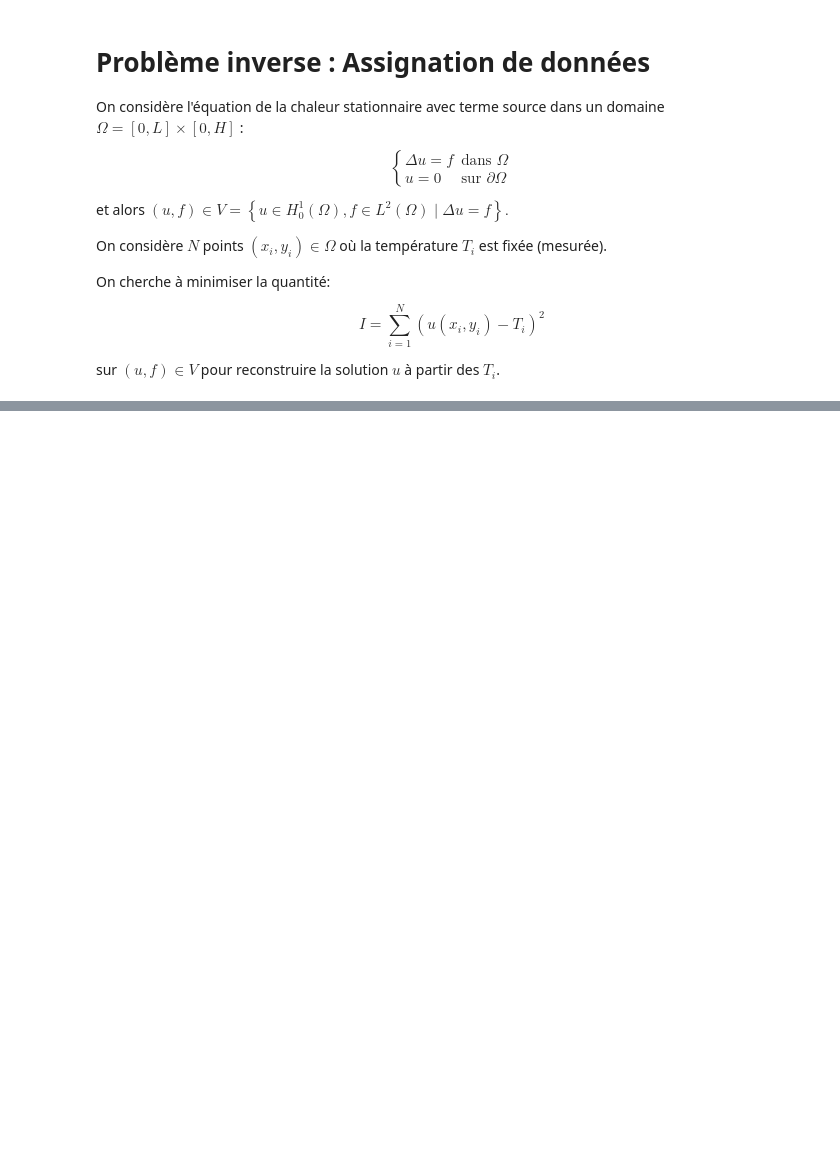
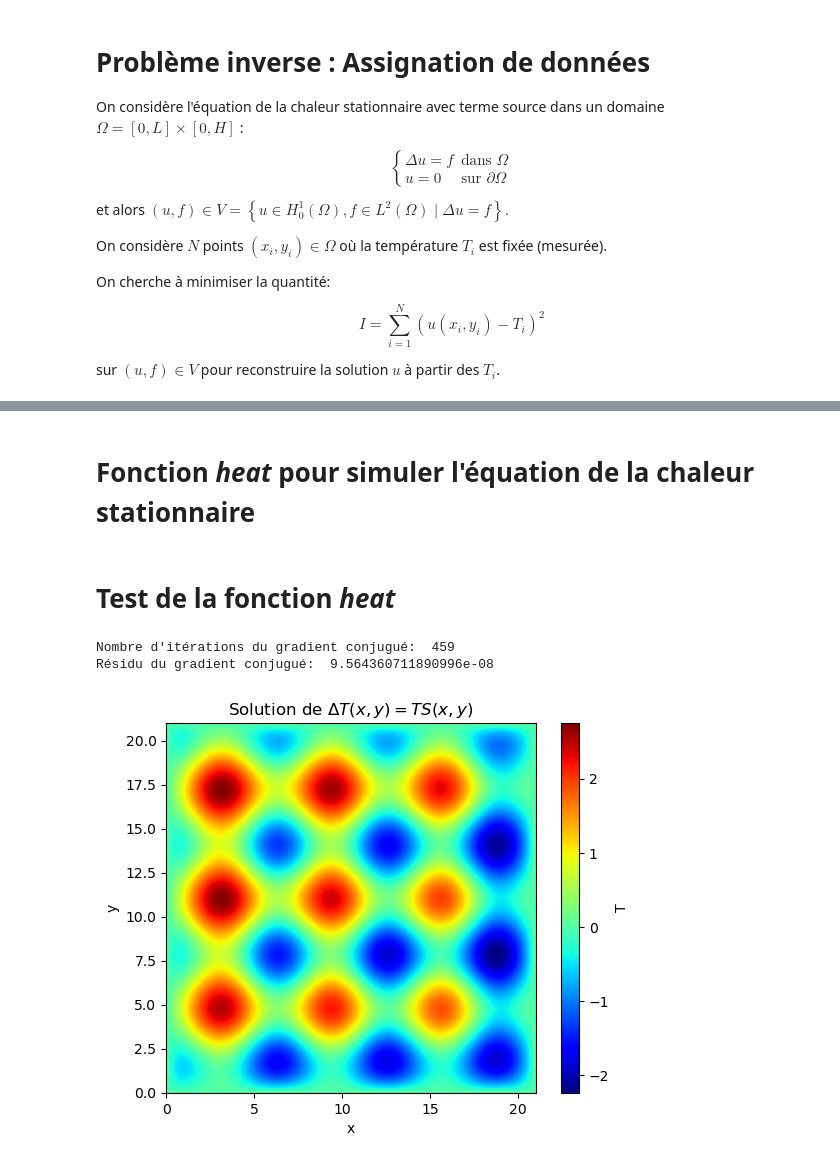
Before and after one commit to PaulCanel/Probleme_inverse, a Jupyter notebook: heat.ipynb, the cells around one changed output, grey strips where cells are left out. Drawn from its saved outputs; the diff is of its cells as text; code cells hidden in the pictures; blank space fills up the shorter version.

Commit message:
Ajout de l'équation de la chaleur (théorie+code+vérification)

```diff
--- a/heat.ipynb
+++ b/heat.ipynb
@@ -70,0 +93,2 @@ $$
+# %% [markdown]
+# Fonction *heat* pour simuler l'équation de la chaleur stationnaire
@@ -70,0 +162,35 @@ $$
+# %% [markdown]
+# Test de la fonction *heat*
+# %%
+# Définition du terme source
+
+def TS(x,y):
+
+    return np.cos(x) + np.sin(y)
+
+# Définition des paramètres
+
+Nx = 150
+Ny = 150
+H = 21
+L = 21
+
+# Résolution du problème
+
+T = heat(Nx, Ny, 0, TS, H=H, L=L)
+
+# Affichage du résultat
+
+plt.imshow(T, origin='lower', cmap='jet', extent=[0, L, 0, H])
+cbar = plt.colorbar()
+cbar.set_label('T')
+
+plt.xlabel('x')  # Légende de l'axe X
+plt.ylabel('y')  # Légende de l'axe Y
+plt.title(r'Solution de $\Delta T(x,y) = TS(x,y)$')  # Titre du graphique
+
+plt.show()
+# %% [output]
+Nombre d'itérations du gradient conjugué:  459
+Résidu du gradient conjugué:  9.564360711890996e-08
+[figure, added]
```
Also changed, not shown: parts of 9 cells of this notebook.
